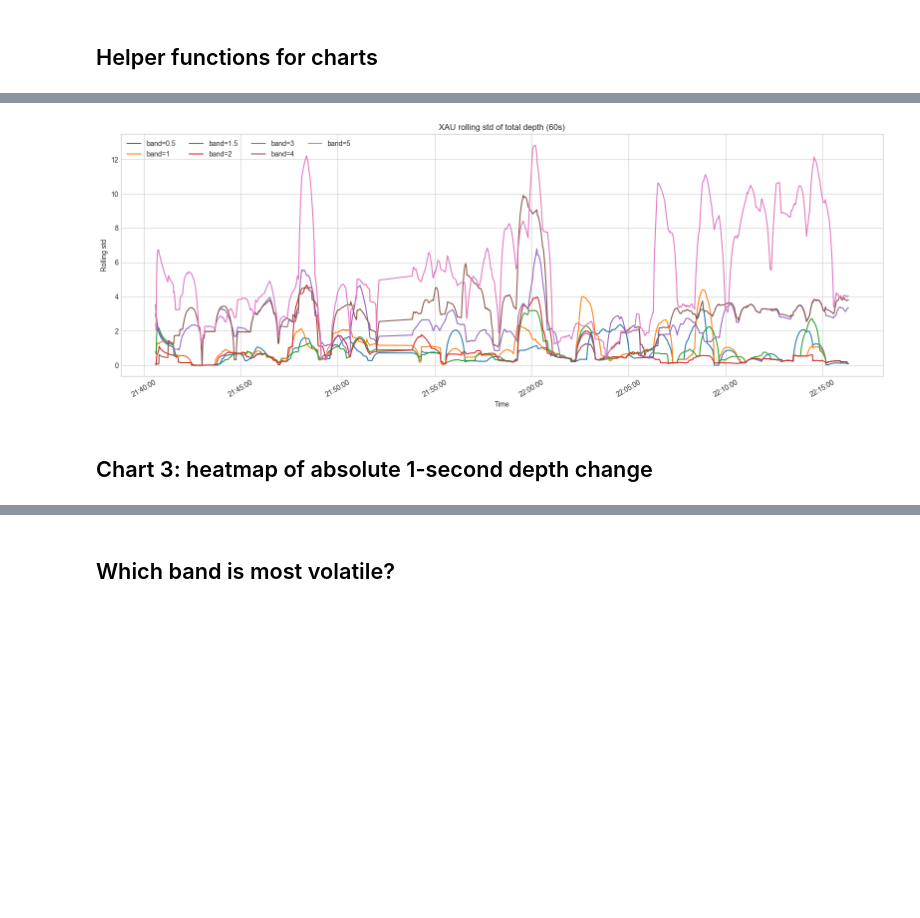
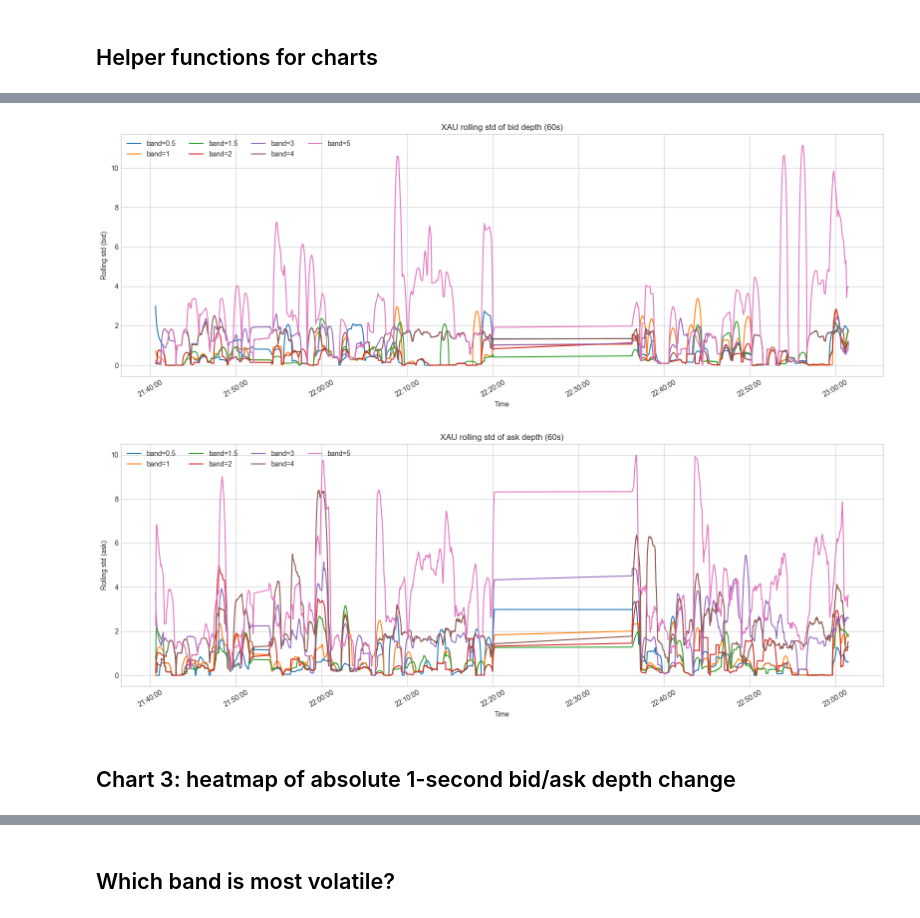
Before and after one commit to trung2891/lighter-orderbook-snapshot, a Jupyter notebook: notebooks/xau_depth_volatility.ipynb, the cells around one changed output, grey strips where cells are left out. Saved outputs shown, nothing was run; the diff lists cells and outputs as text; code cells hidden in the pictures; blank space fills up the shorter version.

```diff
--- a/notebooks/xau_depth_volatility.ipynb
+++ b/notebooks/xau_depth_volatility.ipynb
@@ -41,6 +42,10 @@ KEY_BANDS = [0.5, 1, 1.5, 2, 5]
 CONTEXT_BAND = 1
 DEFAULT_LOOKBACK = pd.Timedelta(days=7)
 
+# Plot scaling controls for large datasets.
+MAX_PLOT_POINTS = 5000
+HEATMAP_MAX_COLUMNS = 2000
+
 # Override these two values to evaluate a custom time range.
 now_utc = pd.Timestamp.now(tz="UTC")
 endTs = int(now_utc.timestamp() * 1000)
@@ -237,8 +263,16 @@ volatility_summary
 # %% [markdown]
 ## Helper functions for charts
 # %%
+def downsample_by_index(data: pd.DataFrame, max_points: int) -> pd.DataFrame:
+    if len(data) <= max_points:
+        return data
+
+    indices = np.linspace(0, len(data) - 1, num=max_points, dtype=int)
+    return data.iloc[indices].copy()
+
+
 def format_time_axis(ax):
-    ax.xaxis.set_major_formatter(mdates.DateFormatter("%H:%M:%S", tz=df["timestamp"].dt.tz))
+    ax.xaxis.set_major_formatter(mdates.DateFormatter("%H:%M:%S", tz=ZoneInfo(TIMEZONE)))
     ax.tick_params(axis="x", rotation=30)
 
 
@@ -280,3 +314,12 @@ def plot_heatmap(data: pd.DataFrame, columns_by_band: dict[float, str], title: s
     cbar.ax.set_ylabel("Value")
     plt.tight_layout()
     plt.show()
+
+
+plot_df = downsample_by_index(df, max_points=MAX_PLOT_POINTS)
+plot_df = plot_df.sort_values("timestamp").reset_index(drop=True)
+heatmap_df = downsample_by_index(plot_df, max_points=HEATMAP_MAX_COLUMNS)
+
+print(f"Full rows: {len(df):,}")
+print(f"Line-chart rows after downsampling: {len(plot_df):,}")
+print(f"Heatmap columns after downsampling: {len(heatmap_df):,}")
@@ -296,13 +351,21 @@ plot_multiband_lines(
 # %%
 plot_multiband_lines(
-    df,
-    band_series(f"rolling_std_{DEFAULT_ROLLING_WINDOW}", DEPTH_BANDS),
-    title=f"XAU rolling std of total depth ({DEFAULT_ROLLING_WINDOW})",
-    ylabel="Rolling std",
+    plot_df,
+    band_series(f"rolling_std_bid_{DEFAULT_ROLLING_WINDOW}", DEPTH_BANDS),
+    title=f"XAU rolling std of bid depth ({DEFAULT_ROLLING_WINDOW})",
+    ylabel="Rolling std (bid)",
 )
+
+plot_multiband_lines(
+    plot_df,
+    band_series(f"rolling_std_ask_{DEFAULT_ROLLING_WINDOW}", DEPTH_BANDS),
+    title=f"XAU rolling std of ask depth ({DEFAULT_ROLLING_WINDOW})",
+    ylabel="Rolling std (ask)",
+)
 # %% [output]
-[figure, old version]
+[figure, new version]
+[figure, added]
 # %% [markdown]
-## Chart 3: heatmap of absolute 1-second depth change
+## Chart 3: heatmap of absolute 1-second bid/ask depth change
 # %%
 plot_heatmap(
```
Also changed, not shown: parts of 15 cells of this notebook, 1 other file.
